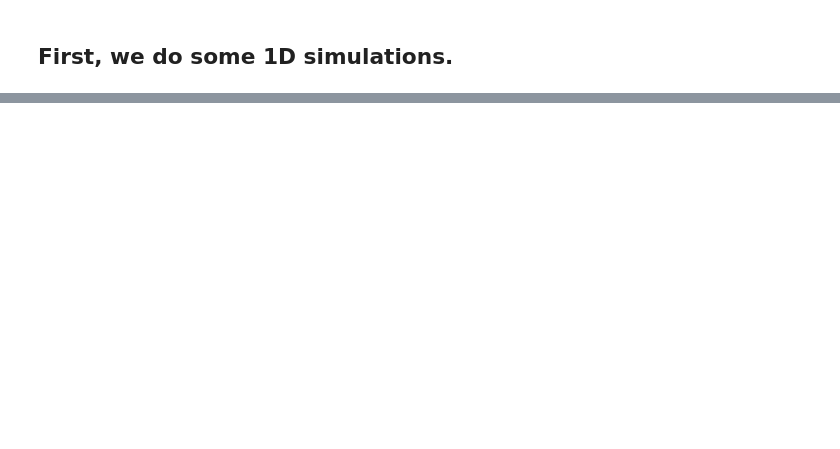
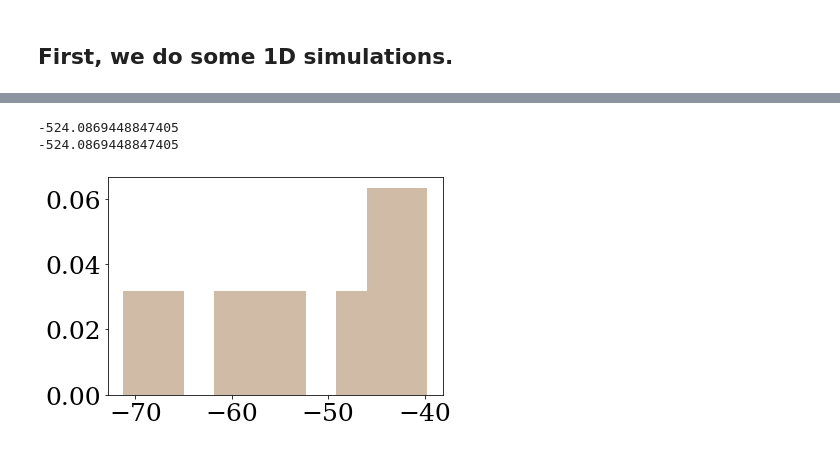
Before and after one commit to Irene-Li/kuramoto, a Jupyter notebook: kuramoto.ipynb, the cells around one changed output, grey strips where cells are left out. Saved outputs shown, nothing was run; the diff lists cells and outputs as text; code cells hidden in the pictures; blank space fills up the shorter version.

```diff
--- a/kuramoto.ipynb
+++ b/kuramoto.ipynb
@@ -72,0 +175,17 @@ plt.show()
+# %%
+vs2, dv = find_BB(vs, -0.7, grad)
+_, a = traj_logpdf(vs2)
+ll = a + np.log(dv)
+plt.hist(ll, density=True, alpha=0.3)
+print(np.sum(ll))
+
+BB, dBB = find_BB(vs, gamma, grad)
+_, b = traj_logpdf(BB)
+ll = b + np.log(dBB)
+print(np.sum(ll))
+plt.hist(ll, density=True, alpha=0.3)
+plt.show()
+# %% [output]
+-524.0869448847405
+-524.0869448847405
+[figure, added]
```
Also changed, not shown: parts of 24 cells of this notebook, 11 other files.
